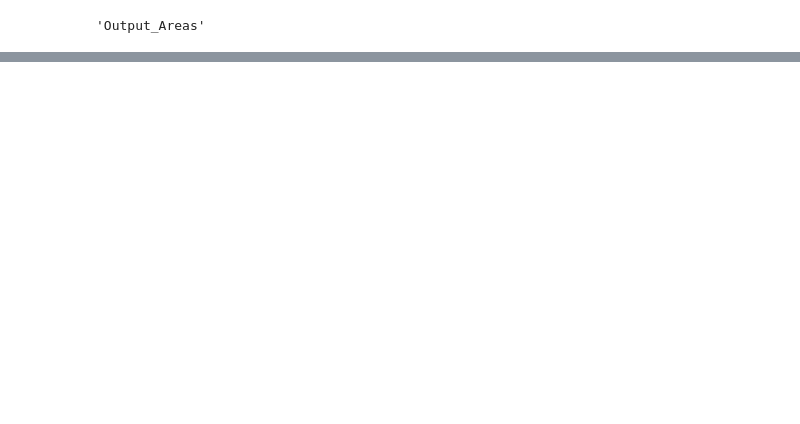
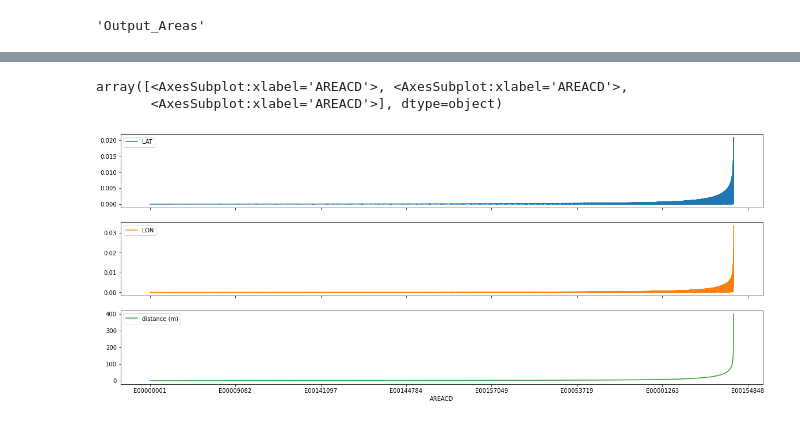
Before and after one commit to wolfiex/ONSDataServer, a Jupyter notebook: processing/centroids_in_area.ipynb, the cells around one changed output, grey strips where cells are left out. Cells and saved outputs as stored; diff of their text form; code cells hidden in the pictures; blank space fills up the shorter version.

```diff
--- a/processing/centroids_in_area.ipynb
+++ b/processing/centroids_in_area.ipynb
@@ -72,3 +93,28 @@ cdf
+# %%
+'''
+# To use this uncomment the grouping above.
+
+# as all numbers are scaled by 1e5, statistically the std is also scaled by this much. We therefore correct for this.
+std = (cdf.groupby('AREACD')['LAT LON'.split()].std()/1e5)
+
+
+def distance(item):
+    # assuming that the Earth is a sphere with a circumference of 40075 km.
+    lat,lon = item
+    x = lon*4007500*np.cos(lat)/360
+    y = 11132*lat
+    return np.sqrt(x**2+y**2)
+
+
+std['distance (m)'] = p_map(distance,std.values)
+std.sort_values('distance (m)').plot(label='means',subplots=True)
+
+
+'''
+# %% [output]
+array([<AxesSubplot:xlabel='AREACD'>, <AxesSubplot:xlabel='AREACD'>,
+       <AxesSubplot:xlabel='AREACD'>], dtype=object)
+[figure, added]
 # %%
 
 pts = [Point(p[1].LON/1e5,p[1].LAT/1e5) for p in list(cdf.iterrows())]
```
Also changed, not shown: parts of 14 cells of this notebook, 16 other files.
